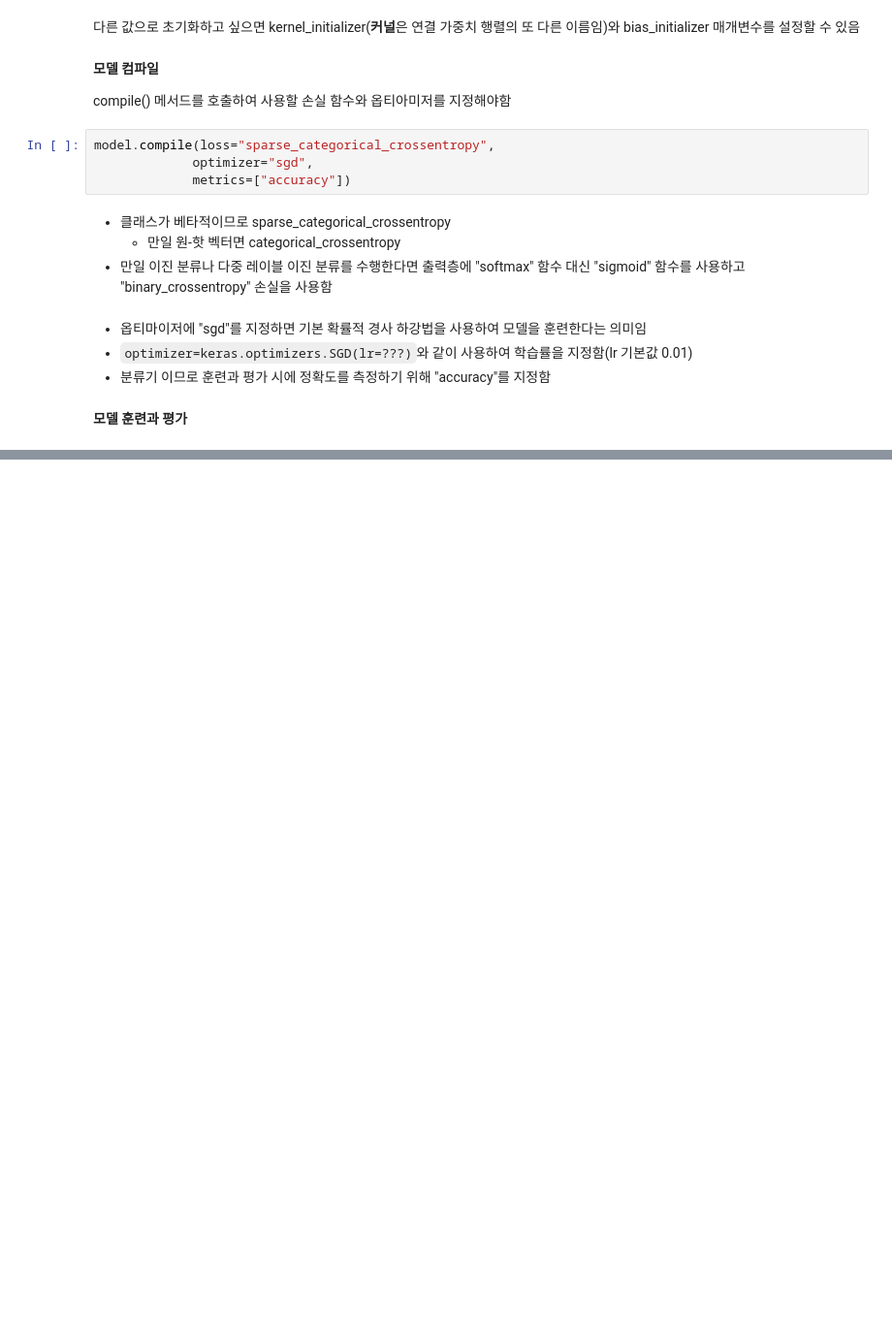
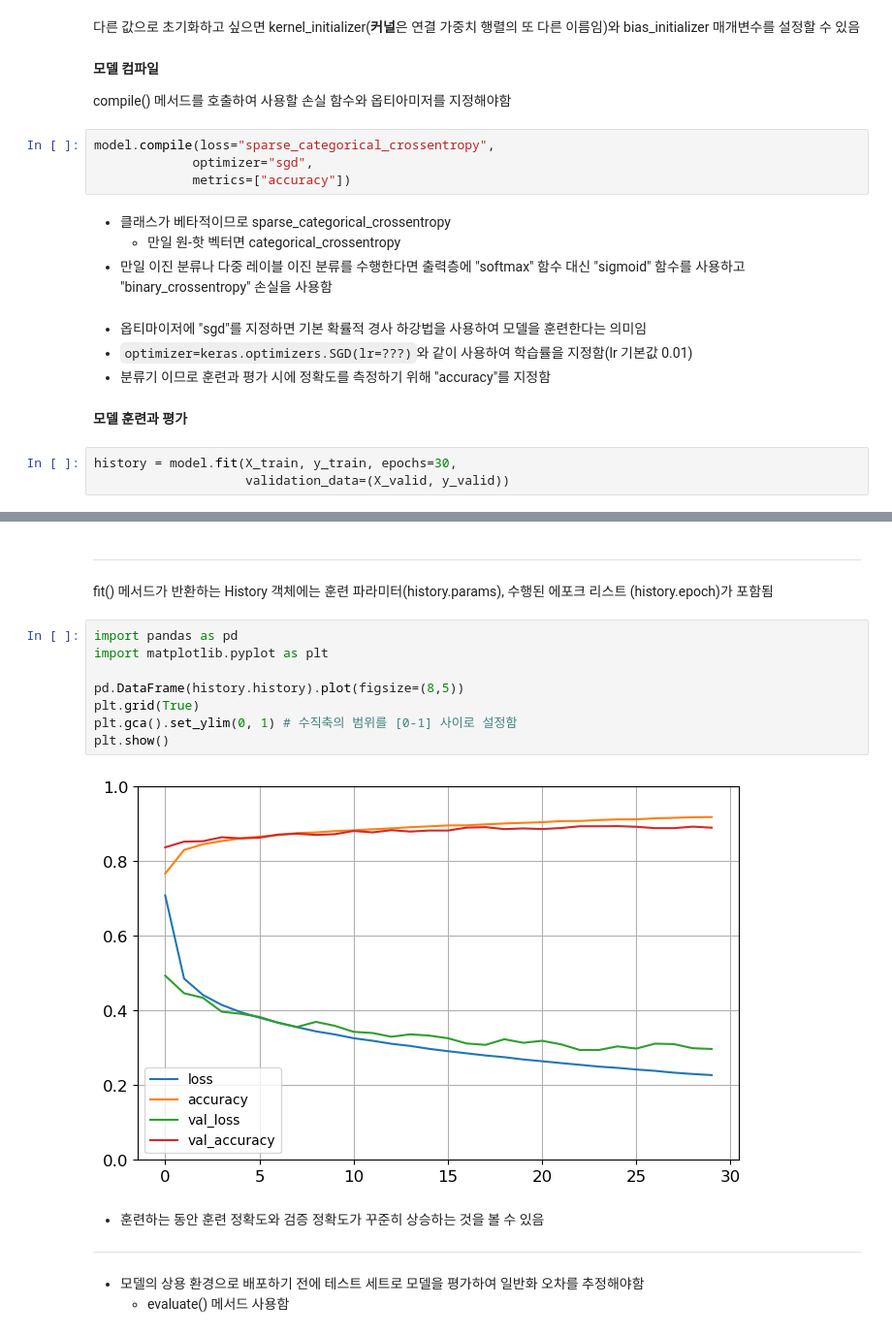
Before and after one commit to hansollasido/hands_on, a Jupyter notebook: Chap10, 케라스를 사용한 인공 신경망 소개.ipynb, the cells around one changed output, grey strips where cells are left out. Shown at 97% size. Cells and saved outputs as stored; diff of their text form; blank space fills up the shorter version.

```diff
--- a/Chap10, 케라스를 사용한 인공 신경망 소개.ipynb
+++ b/Chap10, 케라스를 사용한 인공 신경망 소개.ipynb
@@ -431,3 +422,6 @@ model.compile(loss="sparse_categorical_crossentropy",
 - 분류기 이므로 훈련과 평가 시에 정확도를 측정하기 위해 "accuracy"를 지정함
 # %% [markdown]
 **모델 훈련과 평가**
+# %%
+history = model.fit(X_train, y_train, epochs=30,
+                    validation_data=(X_valid, y_valid))
@@ -433,0 +456,18 @@ model.compile(loss="sparse_categorical_crossentropy",
+# %% [markdown]
+---
+fit() 메서드가 반환하는 History 객체에는 훈련 파라미터(history.params), 수행된 에포크 리스트 (history.epoch)가 포함됨
+# %%
+import pandas as pd
+import matplotlib.pyplot as plt
+
+pd.DataFrame(history.history).plot(figsize=(8,5))
+plt.grid(True)
+plt.gca().set_ylim(0, 1) # 수직축의 범위를 [0-1] 사이로 설정함
+plt.show()
+# %% [output]
+[figure, added]
+# %% [markdown]
+- 훈련하는 동안 훈련 정확도와 검증 정확도가 꾸준히 상승하는 것을 볼 수 있음
+---
+- 모델의 상용 환경으로 배포하기 전에 테스트 세트로 모델을 평가하여 일반화 오차를 추정해야함
+    - evaluate() 메서드 사용함
```
Also changed, not shown: parts of 101 cells of this notebook, 5 other files.
